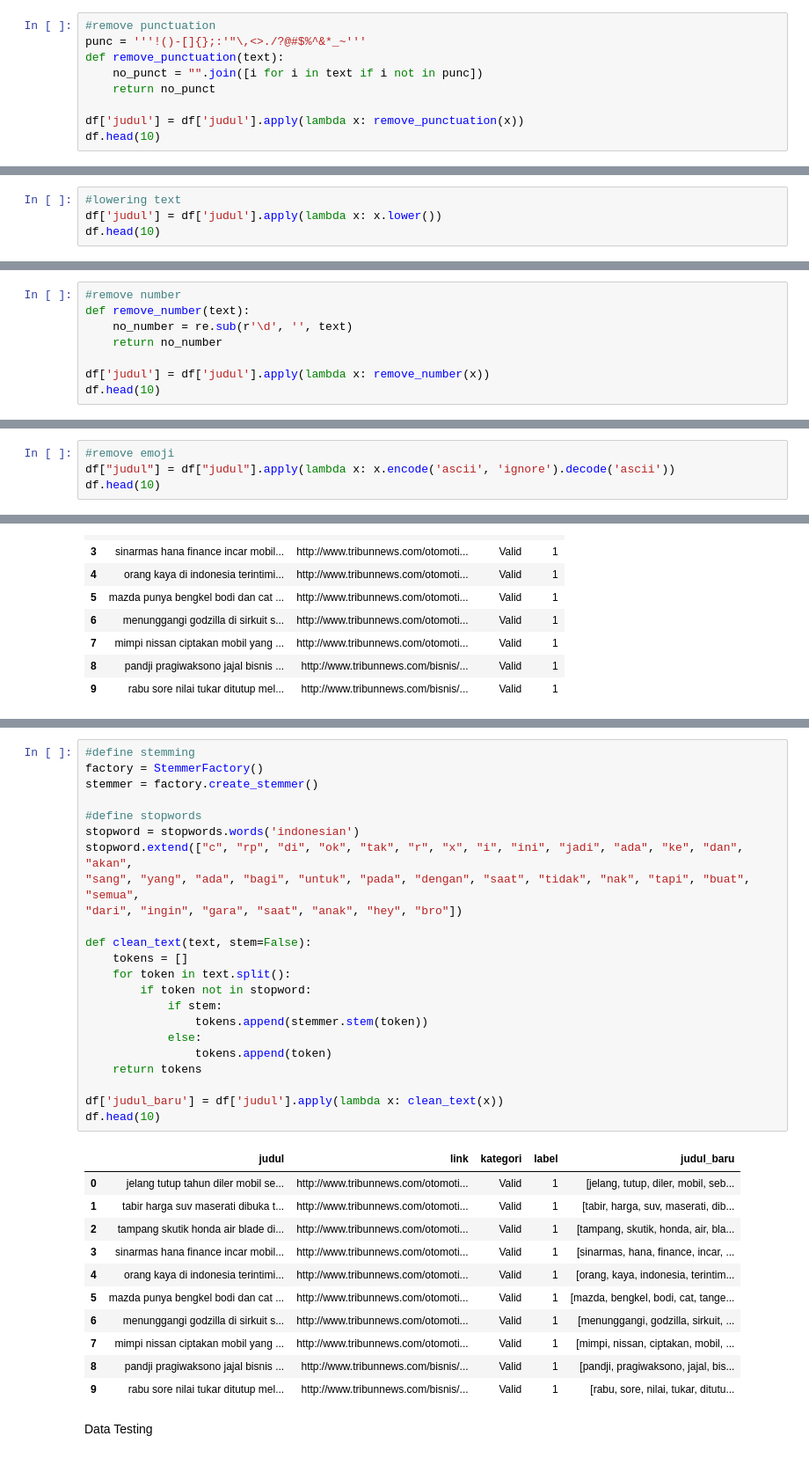
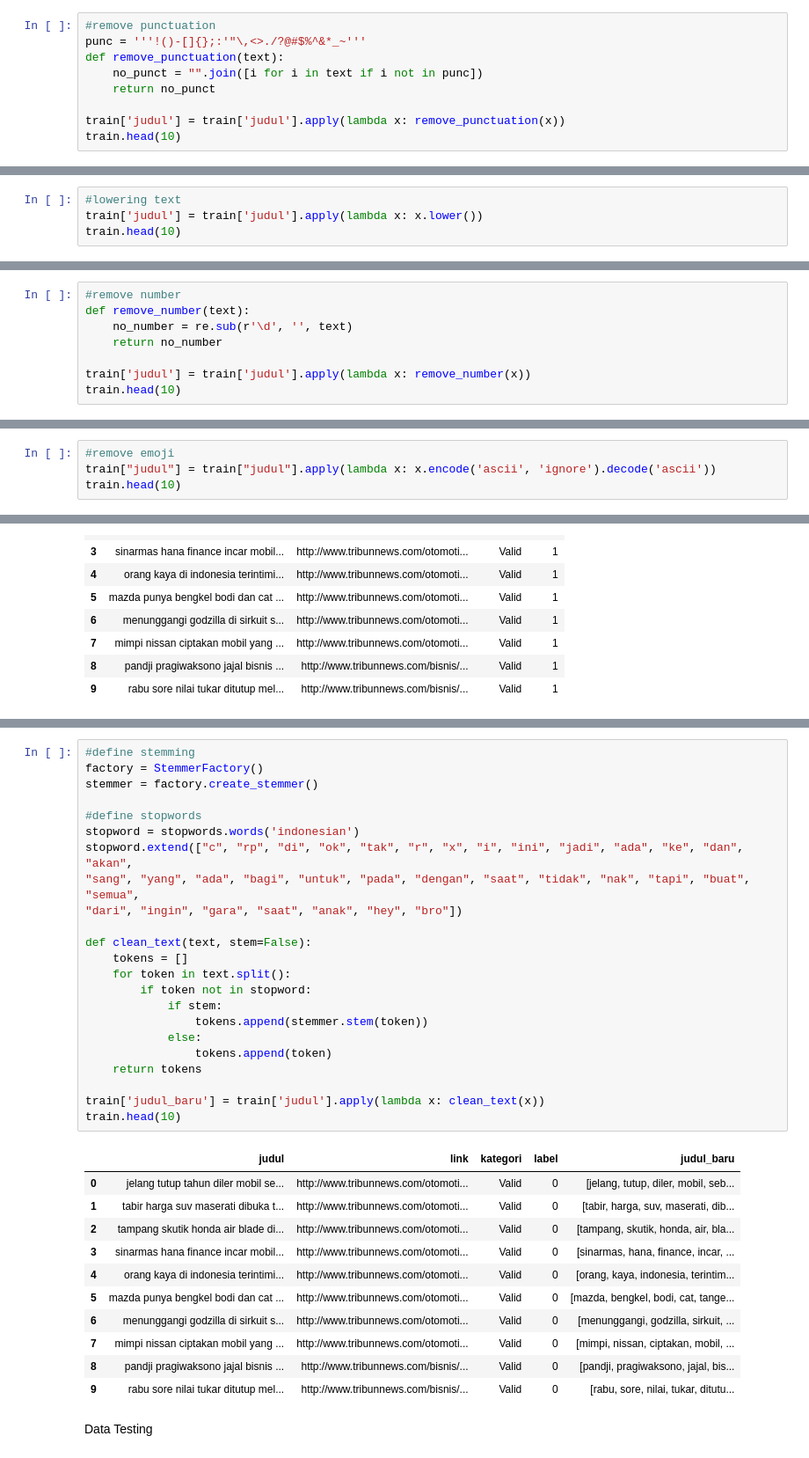
Before and after one commit to FakeNews-Detector/FakeNews-Classification, a Jupyter notebook: src/Fake_News_Detector.ipynb, the cells around one changed output, grey strips where cells are left out. Shown at 88% size. Drawn from its saved outputs; the diff is of its cells as text.

```diff
--- a/src/Fake_News_Detector.ipynb
+++ b/src/Fake_News_Detector.ipynb
@@ -296,7 +143,7 @@ def remove_punctuation(text):
     no_punct = "".join([i for i in text if i not in punc])
     return no_punct
 
-df['judul'] = df['judul'].apply(lambda x: remove_punctuation(x))
-df.head(10)
+train['judul'] = train['judul'].apply(lambda x: remove_punctuation(x))
+train.head(10)
 # %% [output]
 |  | judul | link | kategori | label |
@@ -313,6 +160,6 @@ df.head(10)
 # %%
 #lowering text
-df['judul'] = df['judul'].apply(lambda x: x.lower())
-df.head(10)
+train['judul'] = train['judul'].apply(lambda x: x.lower())
+train.head(10)
 # %% [output]
 |  | judul | link | kategori | label |
@@ -332,7 +179,7 @@ def remove_number(text):
     no_number = re.sub(r'\d', '', text)
     return no_number
 
-df['judul'] = df['judul'].apply(lambda x: remove_number(x))
-df.head(10)
+train['judul'] = train['judul'].apply(lambda x: remove_number(x))
+train.head(10)
 # %% [output]
 |  | judul | link | kategori | label |
@@ -349,6 +196,6 @@ df.head(10)
 # %%
 #remove emoji
-df["judul"] = df["judul"].apply(lambda x: x.encode('ascii', 'ignore').decode('ascii'))
-df.head(10)
+train["judul"] = train["judul"].apply(lambda x: x.encode('ascii', 'ignore').decode('ascii'))
+train.head(10)
 # %% [output]
 |  | judul | link | kategori | label |
@@ -390,38 +233,38 @@ NameError: name 'df' is not defined
 # %%
 #define stemming
 factory = StemmerFactory()
 stemmer = factory.create_stemmer()
 
 #define stopwords
 stopword = stopwords.words('indonesian')
 stopword.extend(["c", "rp", "di", "ok", "tak", "r", "x", "i", "ini", "jadi", "ada", "ke", "dan", "akan",
 "sang", "yang", "ada", "bagi", "untuk", "pada", "dengan", "saat", "tidak", "nak", "tapi", "buat", "semua",
 "dari", "ingin", "gara", "saat", "anak", "hey", "bro"])
 
 def clean_text(text, stem=False):
     tokens = []
     for token in text.split():
         if token not in stopword:
             if stem:
                 tokens.append(stemmer.stem(token))
             else:
                 tokens.append(token)
     return tokens
 
-df['judul_baru'] = df['judul'].apply(lambda x: clean_text(x))
-df.head(10)
+train['judul_baru'] = train['judul'].apply(lambda x: clean_text(x))
+train.head(10)
 # %% [output]
 |  | judul | link | kategori | label | judul_baru |
-| 0 | jelang tutup tahun diler mobil se... | http://www.tribunnews.com/otomoti... | Valid | 1 | [jelang, tutup, diler, mobil, seb... |
-| 1 | tabir harga suv maserati dibuka t... | http://www.tribunnews.com/otomoti... | Valid | 1 | [tabir, harga, suv, maserati, dib... |
-| 2 | tampang skutik honda air blade di... | http://www.tribunnews.com/otomoti... | Valid | 1 | [tampang, skutik, honda, air, bla... |
-| 3 | sinarmas hana finance incar mobil... | http://www.tribunnews.com/otomoti... | Valid | 1 | [sinarmas, hana, finance, incar, ... |
-| 4 | orang kaya di indonesia terintimi... | http://www.tribunnews.com/otomoti... | Valid | 1 | [orang, kaya, indonesia, terintim... |
-| 5 | mazda punya bengkel bodi dan cat ... | http://www.tribunnews.com/otomoti... | Valid | 1 | [mazda, bengkel, bodi, cat, tange... |
-| 6 | menunggangi godzilla di sirkuit s... | http://www.tribunnews.com/otomoti... | Valid | 1 | [menunggangi, godzilla, sirkuit, ... |
-| 7 | mimpi nissan ciptakan mobil yang ... | http://www.tribunnews.com/otomoti... | Valid | 1 | [mimpi, nissan, ciptakan, mobil, ... |
-| 8 | pandji pragiwaksono jajal bisnis ... | http://www.tribunnews.com/bisnis/... | Valid | 1 | [pandji, pragiwaksono, jajal, bis... |
-| 9 | rabu sore nilai tukar ditutup mel... | http://www.tribunnews.com/bisnis/... | Valid | 1 | [rabu, sore, nilai, tukar, ditutu... |
+| 0 | jelang tutup tahun diler mobil se... | http://www.tribunnews.com/otomoti... | Valid | 0 | [jelang, tutup, diler, mobil, seb... |
+| 1 | tabir harga suv maserati dibuka t... | http://www.tribunnews.com/otomoti... | Valid | 0 | [tabir, harga, suv, maserati, dib... |
+| 2 | tampang skutik honda air blade di... | http://www.tribunnews.com/otomoti... | Valid | 0 | [tampang, skutik, honda, air, bla... |
+| 3 | sinarmas hana finance incar mobil... | http://www.tribunnews.com/otomoti... | Valid | 0 | [sinarmas, hana, finance, incar, ... |
+| 4 | orang kaya di indonesia terintimi... | http://www.tribunnews.com/otomoti... | Valid | 0 | [orang, kaya, indonesia, terintim... |
+| 5 | mazda punya bengkel bodi dan cat ... | http://www.tribunnews.com/otomoti... | Valid | 0 | [mazda, bengkel, bodi, cat, tange... |
+| 6 | menunggangi godzilla di sirkuit s... | http://www.tribunnews.com/otomoti... | Valid | 0 | [menunggangi, godzilla, sirkuit, ... |
+| 7 | mimpi nissan ciptakan mobil yang ... | http://www.tribunnews.com/otomoti... | Valid | 0 | [mimpi, nissan, ciptakan, mobil, ... |
+| 8 | pandji pragiwaksono jajal bisnis ... | http://www.tribunnews.com/bisnis/... | Valid | 0 | [pandji, pragiwaksono, jajal, bis... |
+| 9 | rabu sore nilai tukar ditutup mel... | http://www.tribunnews.com/bisnis/... | Valid | 0 | [rabu, sore, nilai, tukar, ditutu... |
 # %% [markdown]
 Data Testing
 # %%
```
Also changed, not shown: parts of 77 cells of this notebook, 19 other files.
